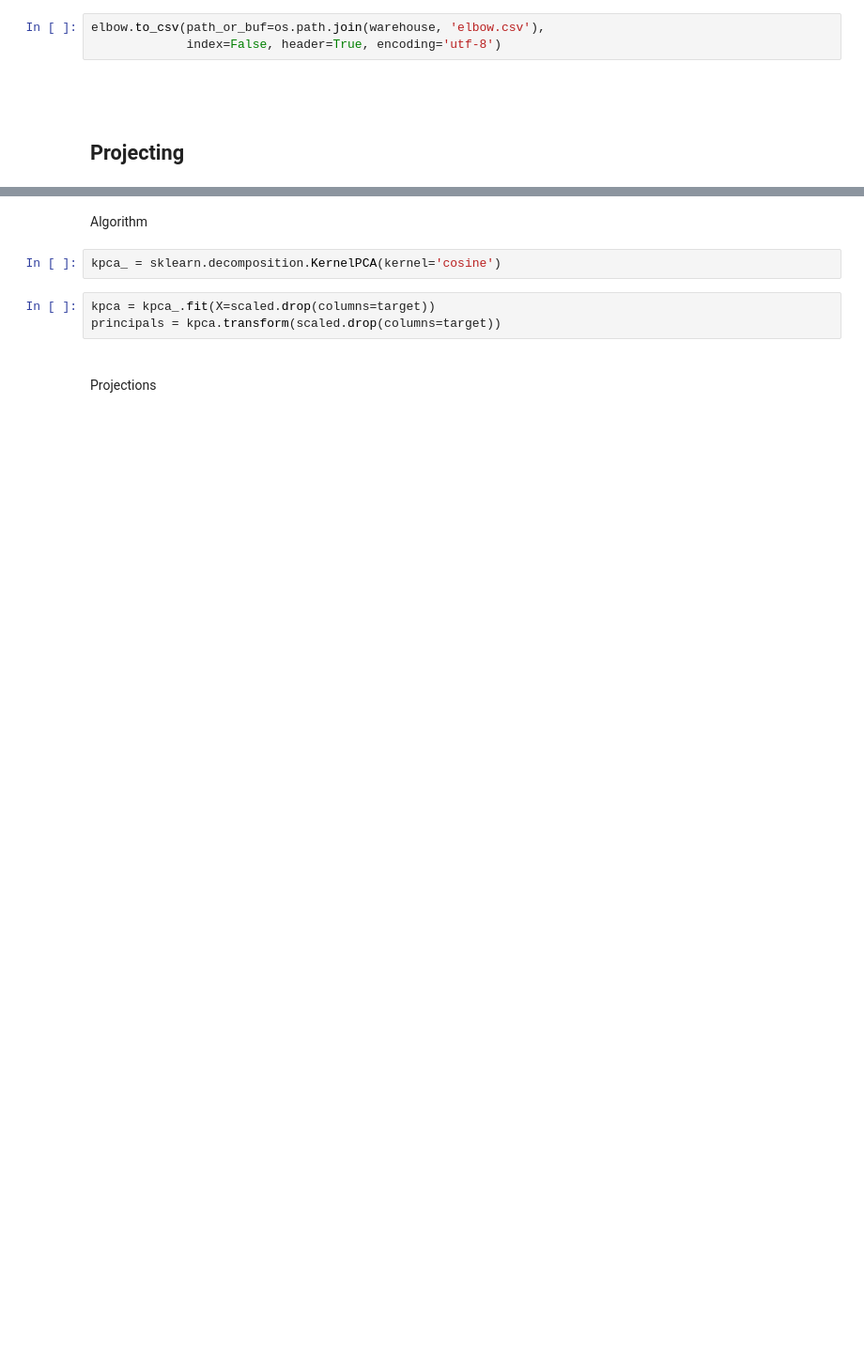
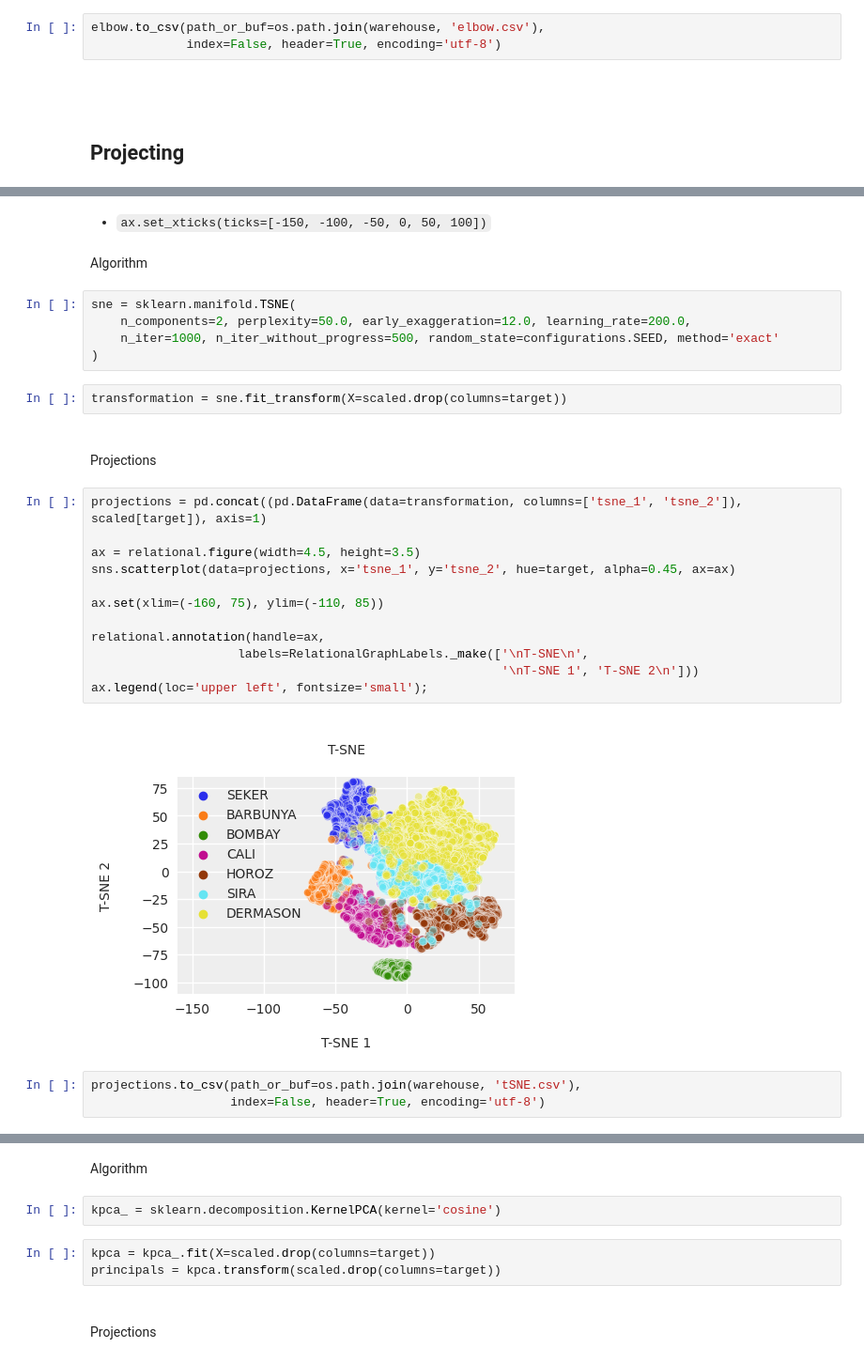
Before and after one commit to exhypotheses/beans, a Jupyter notebook: notebooks/projections.ipynb, the cells around one changed output, grey strips where cells are left out. Shown at 94% size. Saved outputs shown, nothing was run; the diff lists cells and outputs as text; blank space fills up the shorter version.

```diff
--- a/notebooks/projections.ipynb
+++ b/notebooks/projections.ipynb
@@ -207 +209,34 @@ elbow.to_csv(path_or_buf=os.path.join(warehouse, 'elbow.csv'),
+# %% [markdown]
+
+* `ax.set_xticks(ticks=[-150, -100, -50, 0, 50, 100])`
+# %% [markdown]
+Algorithm
+# %%
+sne = sklearn.manifold.TSNE(
+    n_components=2, perplexity=50.0, early_exaggeration=12.0, learning_rate=200.0,
+    n_iter=1000, n_iter_without_progress=500, random_state=configurations.SEED, method='exact'
+)
+# %%
+transformation = sne.fit_transform(X=scaled.drop(columns=target))
+# %% [markdown]
+<br>
+
+Projections
+# %%
+projections = pd.concat((pd.DataFrame(data=transformation, columns=['tsne_1', 'tsne_2']), scaled[target]), axis=1)
+
+ax = relational.figure(width=4.5, height=3.5)
+sns.scatterplot(data=projections, x='tsne_1', y='tsne_2', hue=target, alpha=0.45, ax=ax)
+
+ax.set(xlim=(-160, 75), ylim=(-110, 85))
+
+relational.annotation(handle=ax,
+                    labels=RelationalGraphLabels._make(['\nT-SNE\n',
+                                                        '\nT-SNE 1', 'T-SNE 2\n']))
+ax.legend(loc='upper left', fontsize='small');
+# %% [output]
+[figure, added]
+# %%
+projections.to_csv(path_or_buf=os.path.join(warehouse, 'tSNE.csv'),
+                   index=False, header=True, encoding='utf-8')
 # %% [markdown]
```
Also changed, not shown: parts of 13 cells of this notebook.
